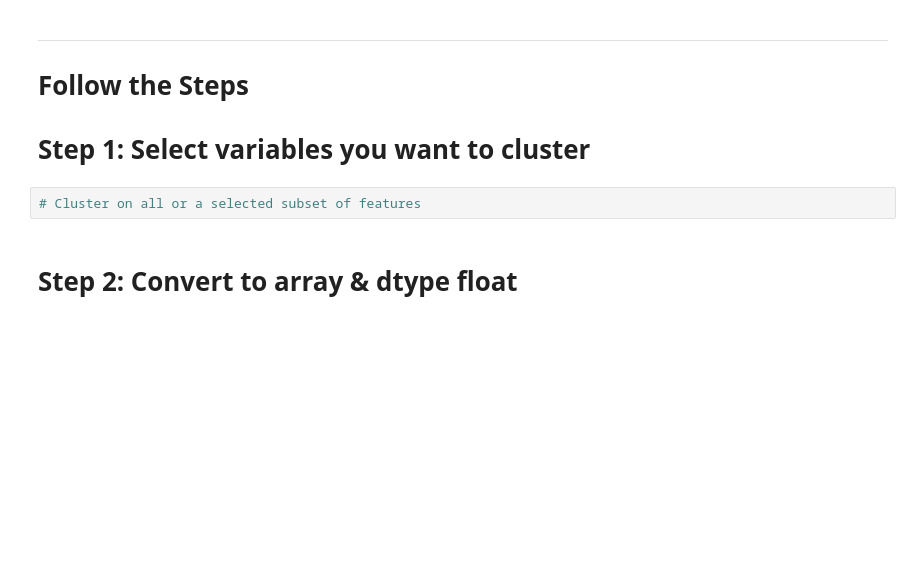
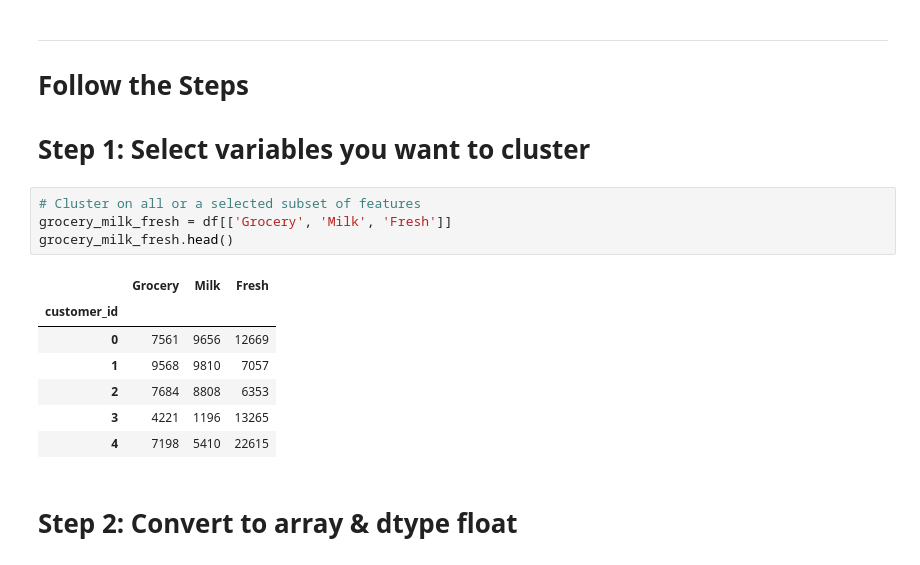
Before and after one commit to CodeupClassroom/pagel-anomaly-detection, a Jupyter notebook: density-based-clustering_lesson.ipynb, the cells around one changed output. Cells and saved outputs as stored; diff of their text form; blank space fills up the shorter version.

```diff
--- a/density-based-clustering_lesson.ipynb
+++ b/density-based-clustering_lesson.ipynb
@@ -82,6 +105,16 @@ ___
 # Step 1: Select variables you want to cluster
 # %%
 # Cluster on all or a selected subset of features
+grocery_milk_fresh = df[['Grocery', 'Milk', 'Fresh']]
+grocery_milk_fresh.head()
+# %% [output]
+|  | Grocery | Milk | Fresh |
+| customer_id |  |  |  |
+| 0 | 7561 | 9656 | 12669 |
+| 1 | 9568 | 9810 | 7057 |
+| 2 | 7684 | 8808 | 6353 |
+| 3 | 4221 | 1196 | 13265 |
+| 4 | 7198 | 5410 | 22615 |
 # %% [markdown]
 # Step 2: Convert to array & dtype float
 # %%
```
Also changed, not shown: parts of 26 cells of this notebook.
